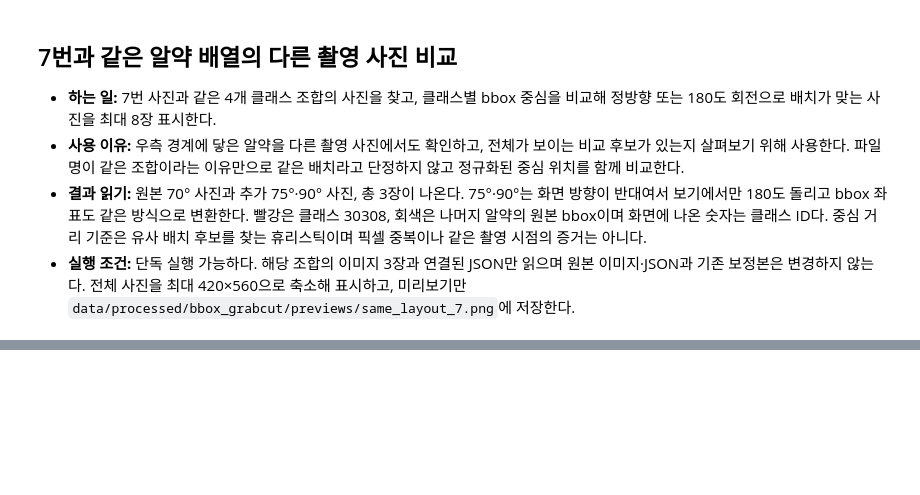
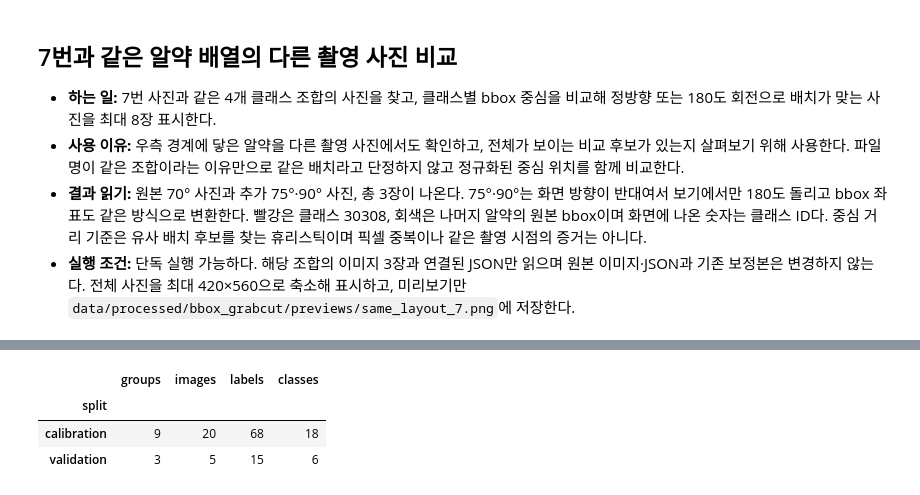
Before and after one commit to def-uk/pill-bbox, a Jupyter notebook: notebooks/JJAM99_eda.ipynb, the cells around one changed output, grey strips where cells are left out. Drawn from its saved outputs; the diff is of its cells as text; code cells hidden in the pictures; blank space fills up the shorter version.

```diff
--- a/notebooks/JJAM99_eda.ipynb
+++ b/notebooks/JJAM99_eda.ipynb
@@ -4744,0 +4732,98 @@ plt.close(fig)
+# %%
+import json
+from pathlib import Path
+
+import cv2
+import matplotlib.pyplot as plt
+import numpy as np
+import pandas as pd
+from IPython.display import display
+from matplotlib.lines import Line2D
+
+size_root = next(
+    folder
+    for folder in (Path.cwd(), *Path.cwd().parents)
+    if (folder / "src/config.py").is_file() and (folder / "pyproject.toml").is_file()
+)
+SIZE_EDA_SEED = 42
+SIZE_EDA_GROUPS = 12
+SIZE_EDA_VALIDATION_FRACTION = 0.25
+SIZE_EDA_ERROR_THRESHOLD = 0.20  # 오류 확정이 아닌 검수 후보 기준이다.
+SIZE_EDA_ITERATIONS = 3
+SIZE_EDA_MAX_CROP_SIDE = 360
+
+
+def size_positive_number(value: object) -> float:
+    """누락·0·음수·비유한 값을 제외하고 유효한 길이만 숫자로 바꾼다."""
+    try:
+        number = float(value)
+    except (TypeError, ValueError):
+        return np.nan
+    return number if np.isfinite(number) and number > 0 else np.nan
+
+
+# 모든 JSON을 읽지 않고 선택한 촬영 조합 폴더만 탐색한다.
+size_annotation_root = size_root / "data/raw/train_annotations"
+size_folders = sorted(folder for folder in size_annotation_root.iterdir() if folder.is_dir())
+if len(size_folders) < 3 or SIZE_EDA_GROUPS < 3:
+    raise ValueError("배율 보정 2조합과 별도 검증을 위해 최소 3조합이 필요합니다.")
+if not 0 < SIZE_EDA_VALIDATION_FRACTION < 1:
+    raise ValueError("검증 비율은 0과 1 사이여야 합니다.")
+size_generator = np.random.default_rng(SIZE_EDA_SEED)
+size_group_count = min(SIZE_EDA_GROUPS, len(size_folders))
+size_selected = [
+    size_folders[index]
+    for index in size_generator.permutation(len(size_folders))[:size_group_count]
+]
+size_validation_count = min(
+    size_group_count - 2, max(1, round(size_group_count * SIZE_EDA_VALIDATION_FRACTION))
+)
+size_rows, size_seen = [], set()
+for group_index, folder in enumerate(size_selected):
+    split = "validation" if group_index < size_validation_count else "calibration"
+    for source in sorted(folder.rglob("*.json")):
+        document = json.loads(source.read_text(encoding="utf-8"))
+        images_by_id = {item["id"]: item for item in document["images"]}
+        names_by_id = {item["id"]: item.get("name", "") for item in document["categories"]}
+        for label in document["annotations"]:
+            metadata = images_by_id[label["image_id"]]
+            file_name = metadata["file_name"]
+            group = file_name.split("_", 1)[0]
+            if folder.name != f"{group}_json":
+                raise ValueError(f"파일명과 촬영 조합 폴더가 다릅니다: {source}")
+            key = (file_name, label["category_id"], tuple(label["bbox"]))
+            if key in size_seen:
+                continue
+            size_seen.add(key)
+            size_rows.append(
+                {
+                    "file_name": file_name,
+                    "group": group,
+                    "split": split,
+                    "source": source.relative_to(size_root).as_posix(),
+                    "annotation_id": label["id"],
+                    "category_id": label["category_id"],
+                    "category_name": names_by_id.get(label["category_id"], ""),
+                    "camera_angle": metadata.get("camera_la"),
+                    "long_mm": size_positive_number(metadata.get("leng_long")),
+                    "short_mm": size_positive_number(metadata.get("leng_short")),
+                    "bbox": label["bbox"],
+                }
+            )
+if not size_rows:
+    raise ValueError("표본 조합에 연결된 라벨이 없습니다.")
+size_sample = pd.DataFrame(size_rows).sort_values(["file_name", "annotation_id"])
+assert size_sample.groupby("group")["split"].nunique().eq(1).all()
+display(
+    size_sample.groupby("split").agg(
+        groups=("group", "nunique"),
+        images=("file_name", "nunique"),
+        labels=("annotation_id", "size"),
+        classes=("category_id", "nunique"),
+    )
+)
+# %% [output]
+|  | groups | images | labels | classes |
+| split |  |  |  |  |
+| calibration | 9 | 20 | 68 | 18 |
+| validation | 3 | 5 | 15 | 6 |
```
Also changed, not shown: parts of 14 cells of this notebook.
